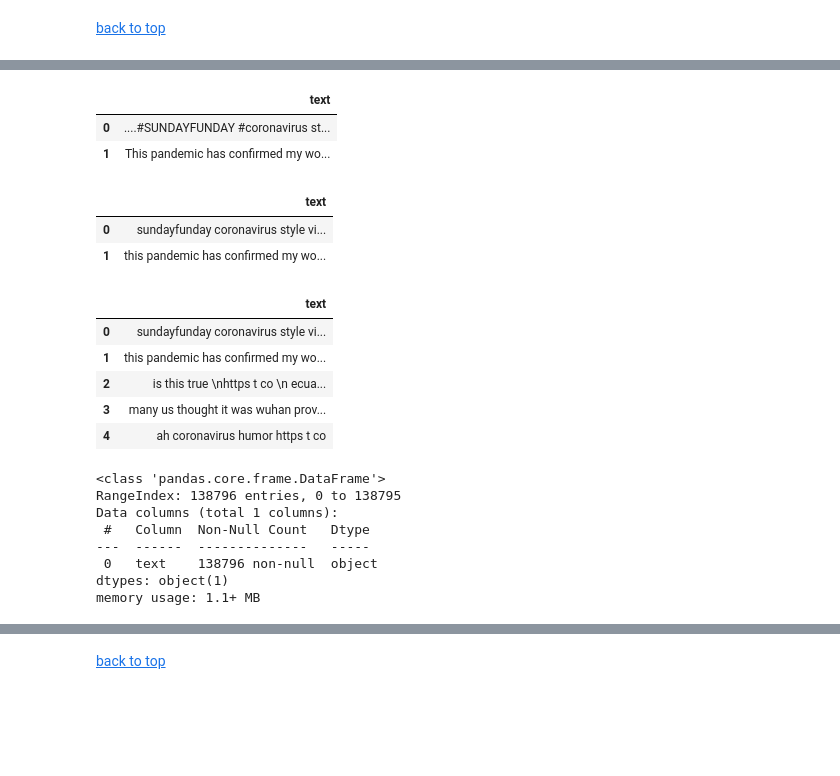
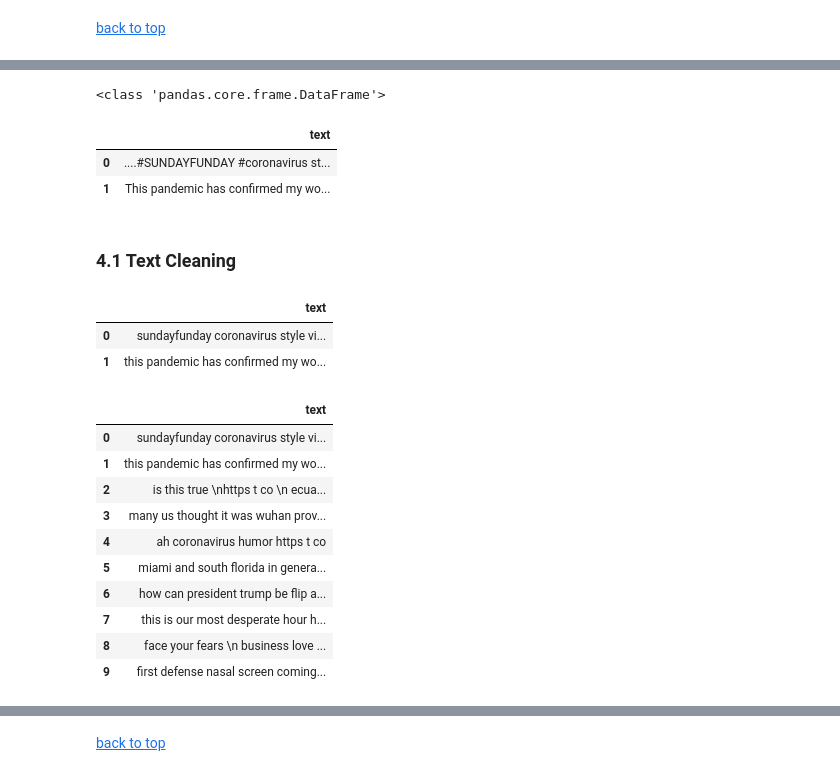
Before and after one commit to slp22/nlp-project, a Jupyter notebook: nlp-coronavirus-tweets-model.ipynb, the cells around one changed output, grey strips where cells are left out. Drawn from its saved outputs; the diff is of its cells as text; code cells hidden in the pictures; blank space fills up the shorter version.

```diff
--- a/nlp-coronavirus-tweets-model.ipynb
+++ b/nlp-coronavirus-tweets-model.ipynb
@@ -67,6 +52,6 @@ Since the GPL-licensed package `unidecode` is not installed, using Python's `uni
 # %% [markdown]
 # 2 | [DataFrames](https://github.com/slp22/nlp-project/blob/main/nlp-coronavirus-tweets-mvp.ipynb)<a id='2'></a>
 # %%
-# load clean tweet corpus from mvp
-df = pd.read_csv('./raw_data/tweet_df.csv', low_memory=False)
+# load tweets selected for mvp
+tweets_df = pd.read_csv('./raw_data/tweet_df.csv', low_memory=False)
 # %%
@@ -109,42 +94,33 @@ memory usage: 7.4+ MB
 # %%
-# drop all columns except text
-df = df.drop(columns=['created_at', 'screen_name', 'country_code',
-                 'account_lang', 'verified', 'lang'])
-df.head(2)
+# isolate text, drop other columns
+# save as text_df
+
+text_df = tweets_df.drop(columns=['created_at',
+                                  'screen_name',
+                                  'country_code',
+                                  'account_lang',
+                                  'verified',
+                                  'lang'])
+print(type(text_df))
+text_df.head(2)
 # %% [output]
+<class 'pandas.core.frame.DataFrame'>
 |  | text |
 | 0 | ....#SUNDAYFUNDAY #coronavirus st... |
 | 1 | This pandemic has confirmed my wo... |
+# %% [markdown]
+### 4.1 Text Cleaning  <a id='41'></a>
 # %%
 # remove numbers, punctuation, and capital letters
 alphanumeric = lambda x: re.sub('\w*\d\w*',' ', str(x))
 punc_lower = lambda x: re.sub('[%s]' % re.escape(string.punctuation), ' ', x.lower())
 
-df['text'] = df.text.map(alphanumeric).map(punc_lower)
-df.head(2)
+text_df['text'] = text_df.text.map(alphanumeric).map(punc_lower)
+text_df.head(2)
 # %% [output]
 |  | text |
 | 0 | sundayfunday coronavirus style vi... |
 | 1 | this pandemic has confirmed my wo... |
 # %%
 # remove emojis
-df = df.astype(str).apply(lambda x: x.str.encode('ascii', 'ignore').str.decode('ascii'))
-df.head(5)
+text_df = text_df.astype(str).apply(lambda x: x.str.encode('ascii', 'ignore').str.decode('ascii'))
-# %% [output]
-|  | text |
-| 0 | sundayfunday coronavirus style vi... |
-| 1 | this pandemic has confirmed my wo... |
-| 2 | is this true \nhttps t co \n ecua... |
-| 3 | many us thought it was wuhan prov... |
-| 4 | ah coronavirus humor https t co |
-# %%
-df.info()
-# %% [output]
-<class 'pandas.core.frame.DataFrame'>
-RangeIndex: 138796 entries, 0 to 138795
-Data columns (total 1 columns):
- #   Column  Non-Null Count   Dtype
----  ------  --------------   -----
- 0   text    138796 non-null  object
-dtypes: object(1)
-memory usage: 1.1+ MB
@@ -155,0 +127,14 @@ memory usage: 1.1+ MB
+# %%
+text_df.head(10)
+# %% [output]
+|  | text |
+| 0 | sundayfunday coronavirus style vi... |
+| 1 | this pandemic has confirmed my wo... |
+| 2 | is this true \nhttps t co \n ecua... |
+| 3 | many us thought it was wuhan prov... |
+| 4 | ah coronavirus humor https t co |
+| 5 | miami and south florida in genera... |
+| 6 | how can president trump be flip a... |
+| 7 | this is our most desperate hour h... |
+| 8 | face your fears \n business love ... |
+| 9 | first defense nasal screen coming... |
```
Also changed, not shown: parts of 59 cells of this notebook.
